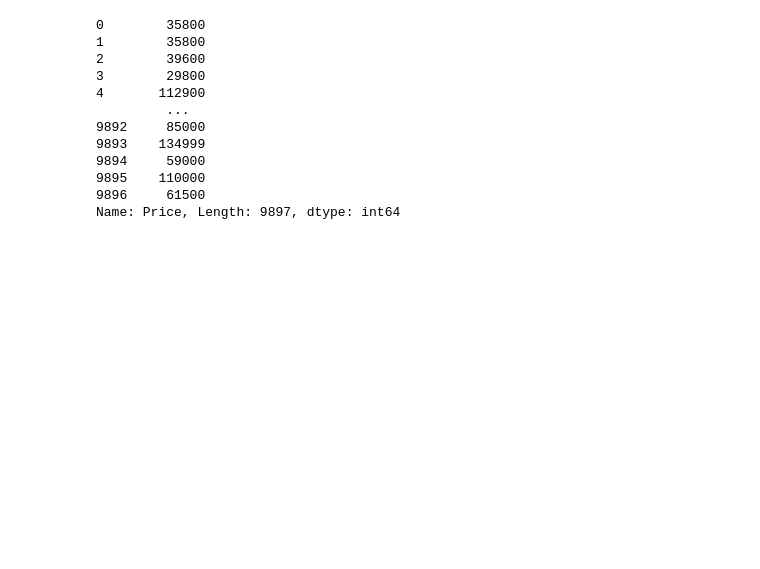
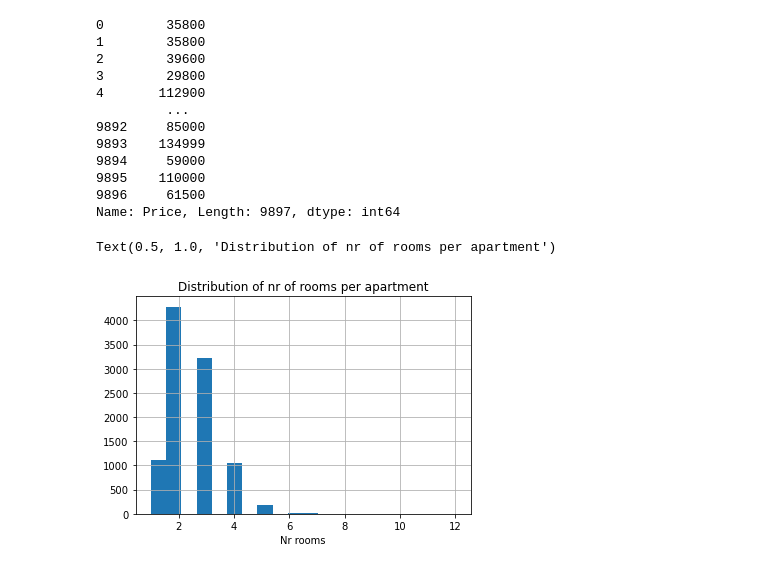
Before and after one commit to Lummetry/DS104, a Jupyter notebook: scripts/real_estate_simple.ipynb, the cells around one changed output. Cells and saved outputs as stored; diff of their text form; code cells hidden in the pictures; blank space fills up the shorter version.

```diff
--- a/scripts/real_estate_simple.ipynb
+++ b/scripts/real_estate_simple.ipynb
@@ -60,0 +67,7 @@ Name: Price, Length: 9897, dtype: int64
+# %%
+X['nr cam'].hist(bins=20)
+plt.xlabel('Nr rooms')
+plt.title('Distribution of nr of rooms per apartment')
+# %% [output]
+Text(0.5, 1.0, 'Distribution of nr of rooms per apartment')
+[figure, added]
```
Also changed, not shown: parts of 43 cells of this notebook.
